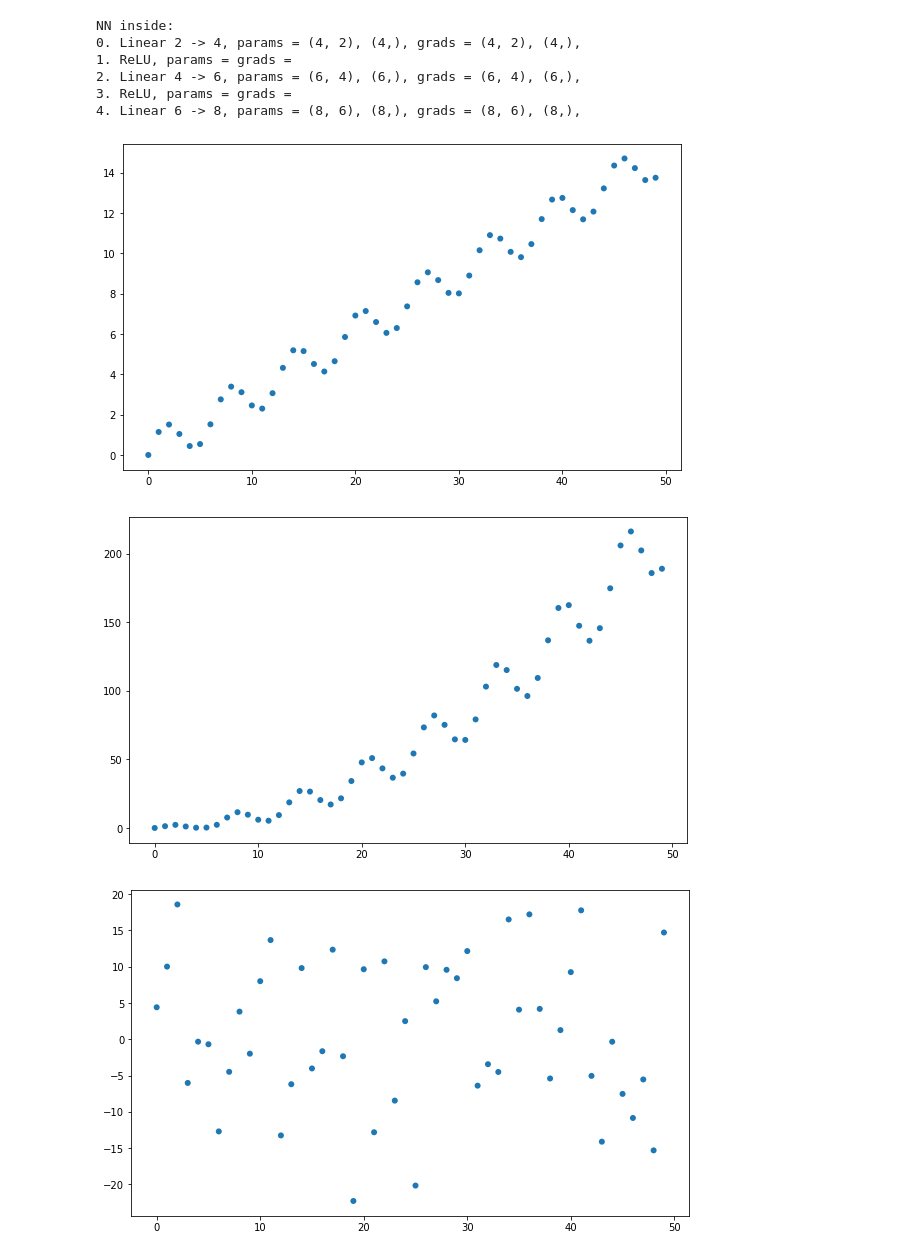
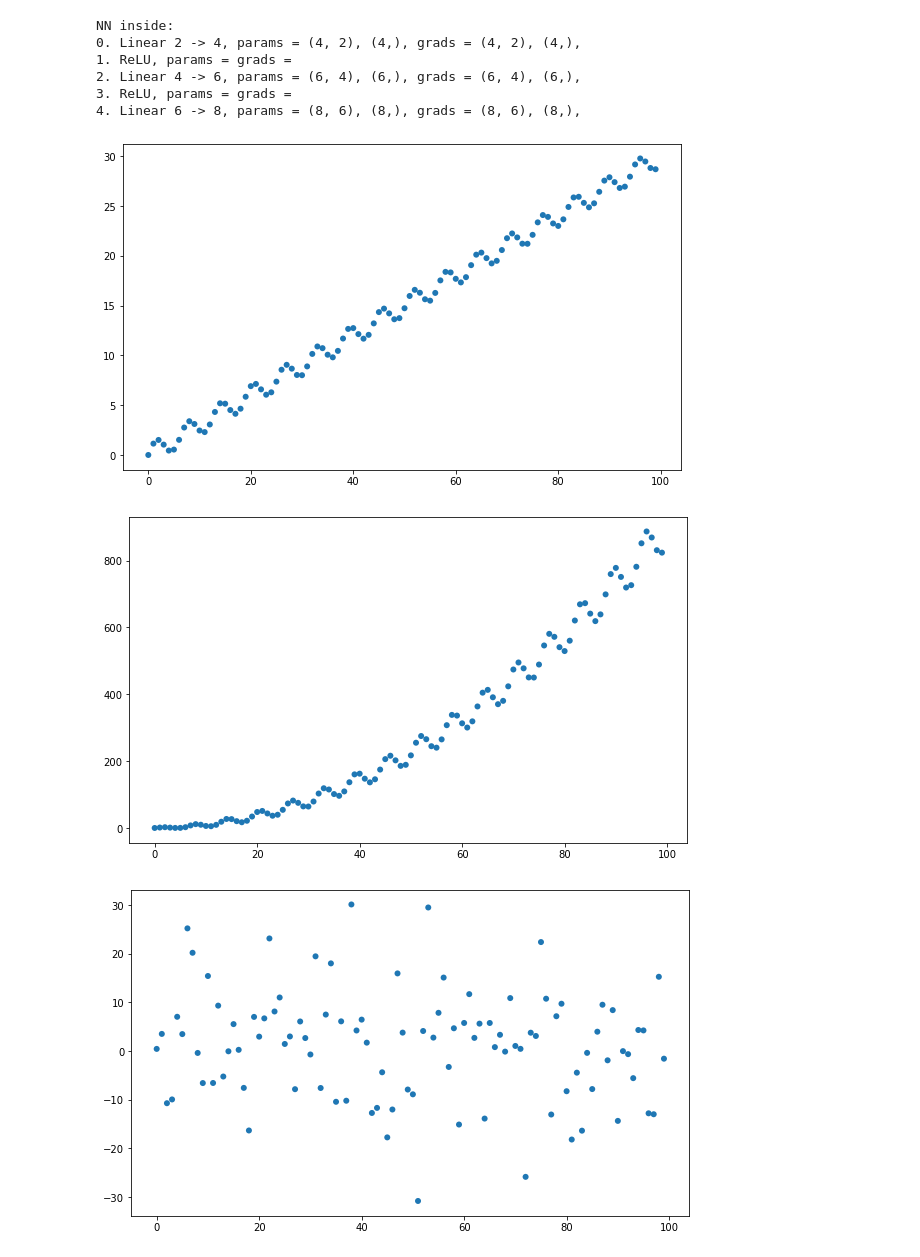
Before and after one commit to EmperorNao/NN, a Jupyter notebook: hw1/hw1.ipynb, the cells around one changed output. Drawn from its saved outputs; the diff is of its cells as text; code cells hidden in the pictures.

```diff
--- a/hw1/hw1.ipynb
+++ b/hw1/hw1.ipynb
@@ -49,28 +49,29 @@ import numpy as np
 import matplotlib.pyplot as plt
 from IPython import display
 # %%
-N = 50
+N = 100
 
 X = np.arange(N)
+
 Y = 0.3 * X + np.sin(X)
 Y2 = Y * Y
 Y3 = np.random.normal(0, 10, size=N)
 
 plt.figure(figsize=(10, 6))
 plt.scatter(X, Y, edgecolors= 'none')
 plt.show()
 
 plt.figure(figsize=(10, 6))
 plt.scatter(X, Y2, edgecolors= 'none')
 plt.show()
 
 plt.figure(figsize=(10, 6))
 plt.scatter(X, Y3, edgecolors= 'none')
 plt.show()
 # %% [output]
-[figure, old version]
+[figure, new version]
-[figure, old version]
+[figure, new version]
-[figure, old version]
+[figure, new version]
 # %%
 def get_batches(dataset, batch_size):
     X, Y = dataset
```
Also changed, not shown: parts of 6 cells of this notebook.
